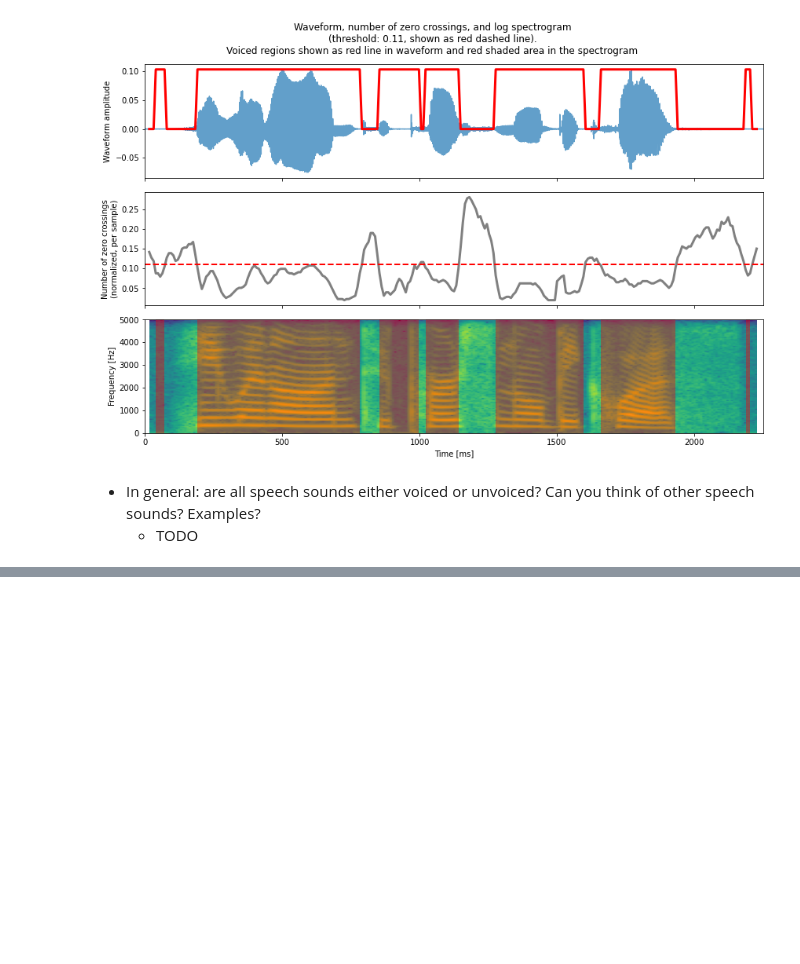
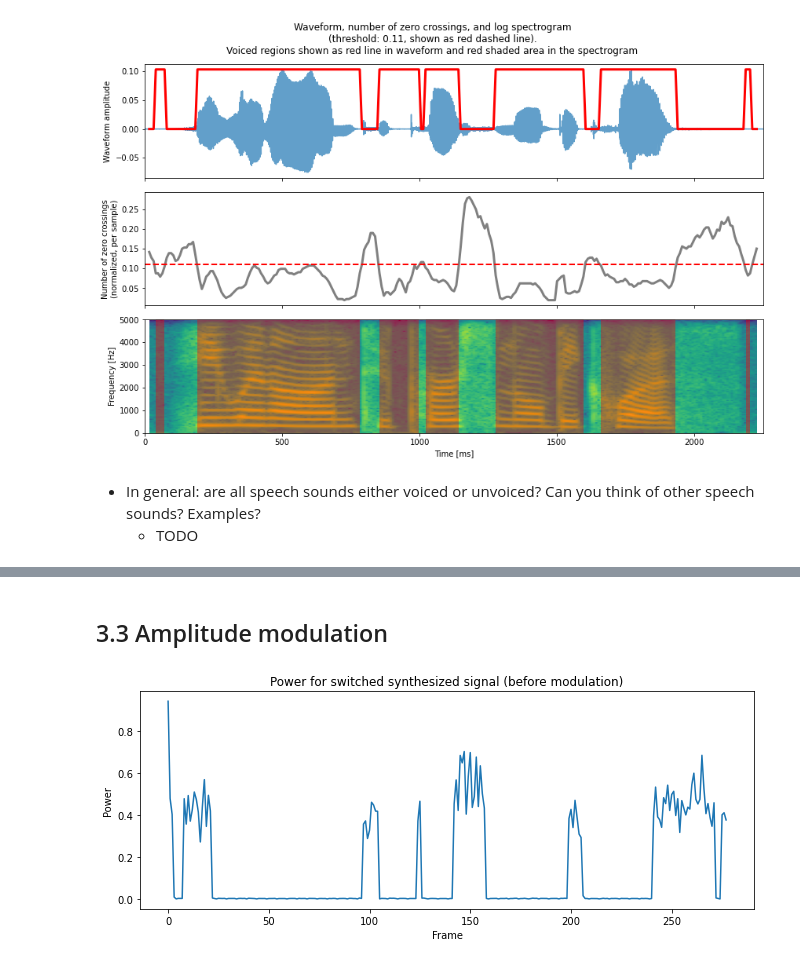
Before and after one commit to iibrahimli/ssp_sose2023, a Jupyter notebook: Exercise4/exercise4.ipynb, the cells around one changed output, grey strips where cells are left out. Cells and saved outputs as stored; diff of their text form; code cells hidden in the pictures; blank space fills up the shorter version.

```diff
--- a/Exercise4/exercise4.ipynb
+++ b/Exercise4/exercise4.ipynb
@@ -237,0 +386,5 @@ Output matches np.fft.rfft: True
+# %%
+# Switch between voiced and unvoiced e based on v_voiced
+switched_ex_frames = np.where(v_voiced[:, None], voiced_ex_frames, unvoiced_ex_frames)
+
+total_frames = filter_frames(switched_ex_frames, m_lpc)
@@ -237,0 +397,12 @@ Output matches np.fft.rfft: True
+# %% [markdown]
+## 3.3 Amplitude modulation
+# %%
+v_power_switched = np.apply_along_axis(compute_power, 1, total_frames)
+
+plt.plot(v_power_switched)
+plt.xlabel("Frame")
+plt.ylabel("Power")
+plt.title("Power for switched synthesized signal (before modulation)")
+plt.show()
+# %% [output]
+[figure, added]
```
Also changed, not shown: parts of 46 cells of this notebook, 3 other files.
